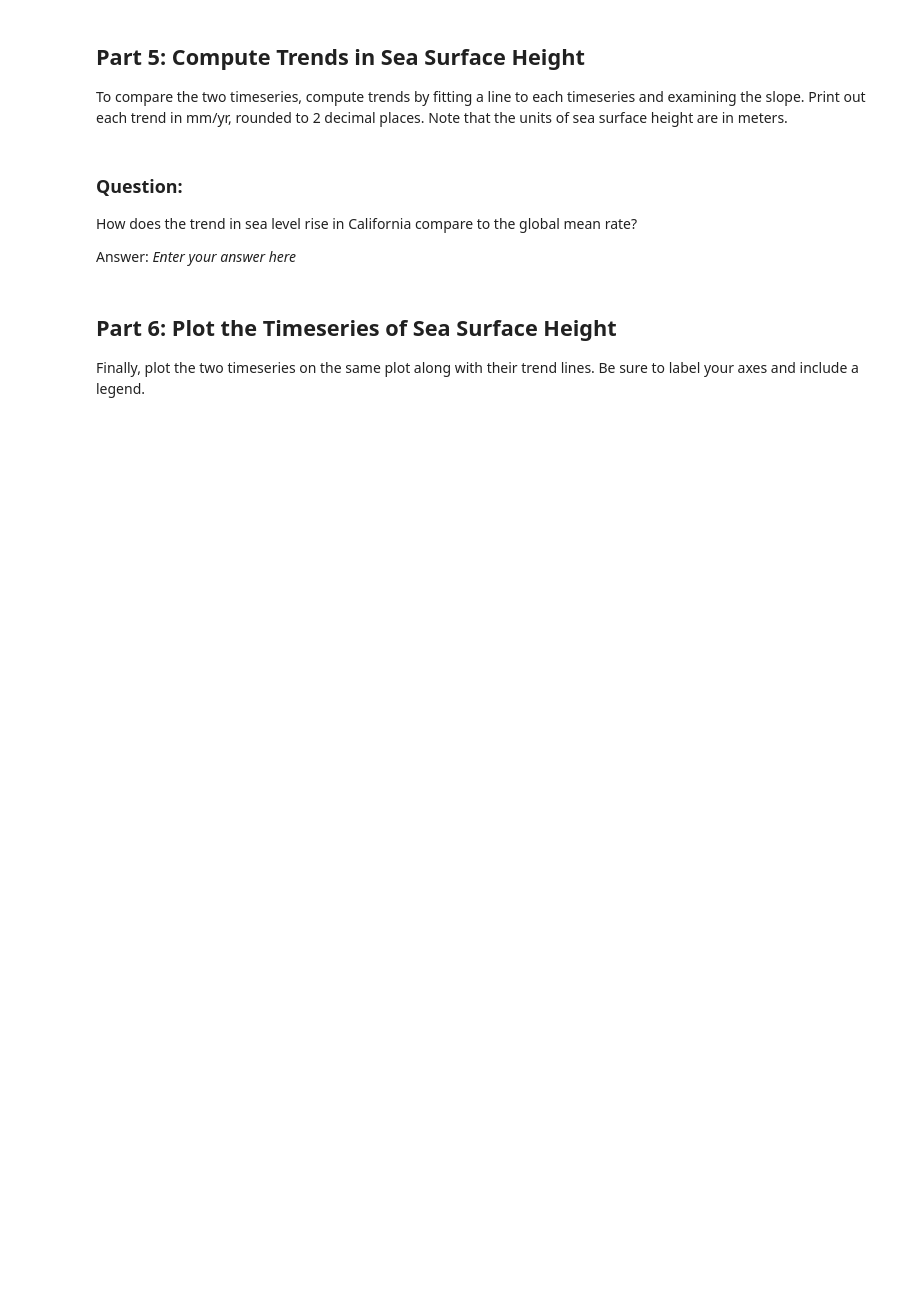
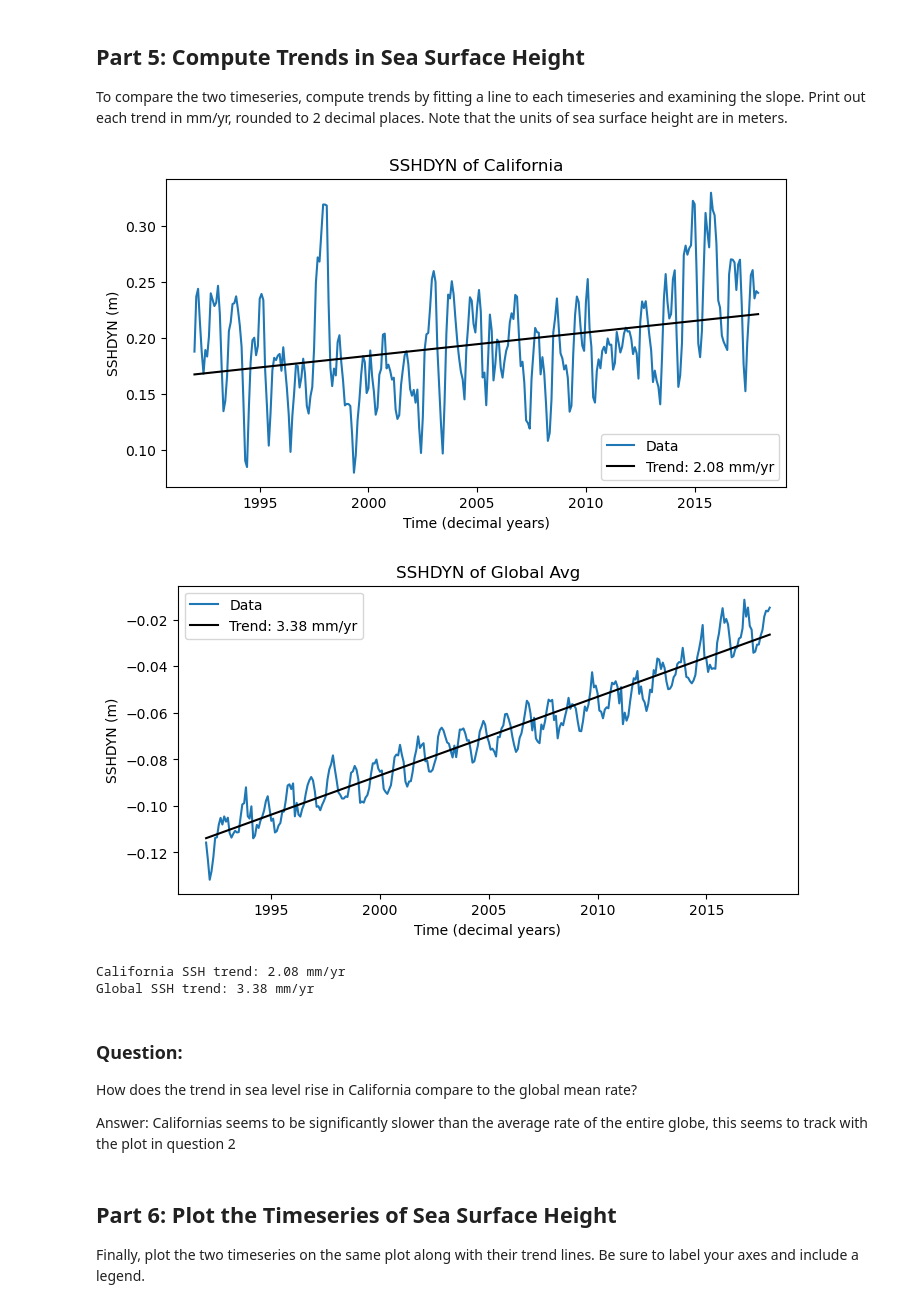
Before and after one commit to Shruichan/cs185c_spring2025, a Jupyter notebook: homework/homework_4/HW4 Sea Level Rise.ipynb, the cells around one changed output. Drawn from its saved outputs; the diff is of its cells as text; code cells hidden in the pictures; blank space fills up the shorter version.

```diff
--- a/homework/homework_4/HW4 Sea Level Rise.ipynb
+++ b/homework/homework_4/HW4 Sea Level Rise.ipynb
@@ -63,13 +239,62 @@ To compare the two timeseries, compute trends by fitting a line to each timeseri
 # %%
 # compute the trends in SLR by fitting a line to the CA and the global mean timeseries
 
 
+months = np.arange(len(ca_timeseries))
+dec_yr = 1992 + months/12.0
+p_ca = np.polyfit(dec_yr, ca_timeseries[:,1].astype(float), 1)
+ca_slope = p_ca[0]
+ca_intercept = p_ca[1]
+
+
+fig = plt.figure(figsize=(8,4))
+plt.plot(dec_yr, ca_timeseries[:,1].astype(float), label='Data')
+plt.plot(dec_yr, ca_slope*dec_yr + ca_intercept, color='k', label=f'Trend: {ca_slope*1000:.2f} mm/yr')
+plt.title("SSHDYN of California")
+plt.xlabel("Time (decimal years)")
+plt.ylabel("SSHDYN (m)")
+plt.legend()
+plt.show()
+
+
+
+
+
+months = np.arange(len(global_timeseries))
+dec_yr = 1992 + months/12.0
+p_global = np.polyfit(dec_yr, global_timeseries[:,1].astype(float), 1)
+global_slope = p_global[0]
+global_intercept = p_global[1]
+
+
+fig = plt.figure(figsize=(8,4))
+plt.plot(dec_yr, global_timeseries[:,1].astype(float), label='Data')
+plt.plot(dec_yr, global_slope*dec_yr + global_intercept, color='k', label=f'Trend: {global_slope*1000:.2f} mm/yr')
+plt.title("SSHDYN of Global Avg")
+plt.xlabel("Time (decimal years)")
+plt.ylabel("SSHDYN (m)")
+plt.legend()
+plt.show()
+
+
+
+
+
+
 # print out the statistics in mm/yr for each timeseries
+
+print(f"California SSH trend: {ca_slope*1000:.2f} mm/yr")
+print(f"Global SSH trend: {global_slope*1000:.2f} mm/yr")
+# %% [output]
+[figure, added]
+[figure, added]
+California SSH trend: 2.08 mm/yr
+Global SSH trend: 3.38 mm/yr
 # %% [markdown]
 ### Question:
 How does the trend in sea level rise in California compare to the global mean rate?
 
-Answer: *Enter your answer here*
+Answer: Californias seems to be significantly slower than the average rate of the entire globe, this seems to track with the plot in question 2
 # %% [markdown]
 ## Part 6: Plot the Timeseries of Sea Surface Height
 Finally, plot the two timeseries on the same plot along with their trend lines. Be sure to label your axes and include a legend.
```
Also changed, not shown: parts of 10 cells of this notebook.
